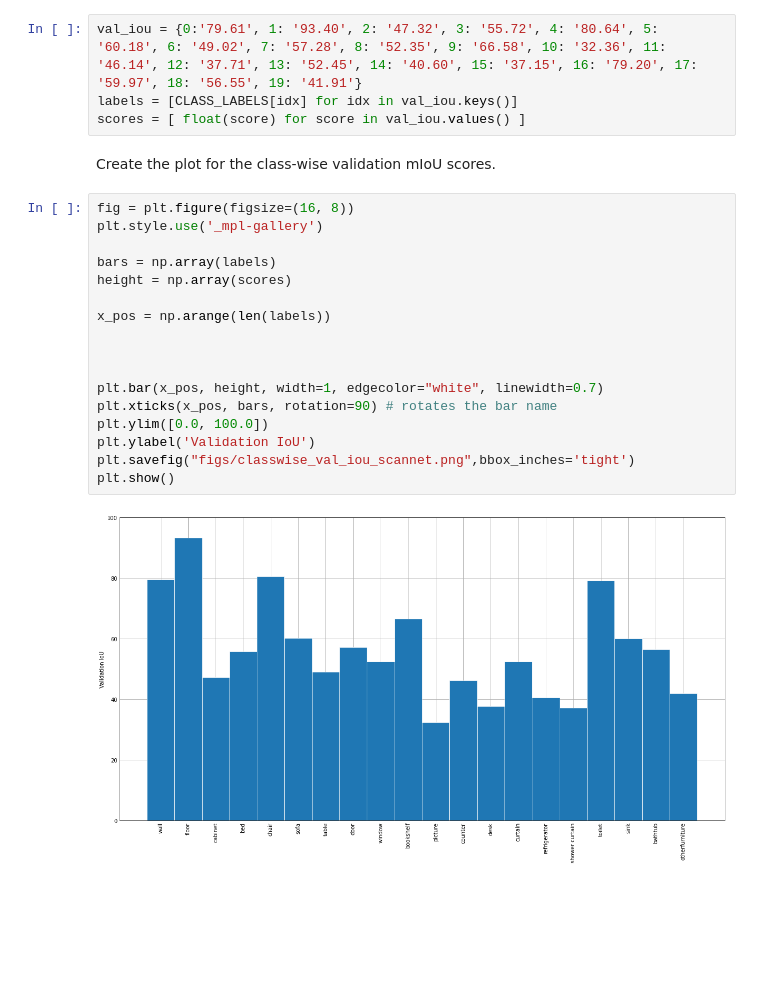
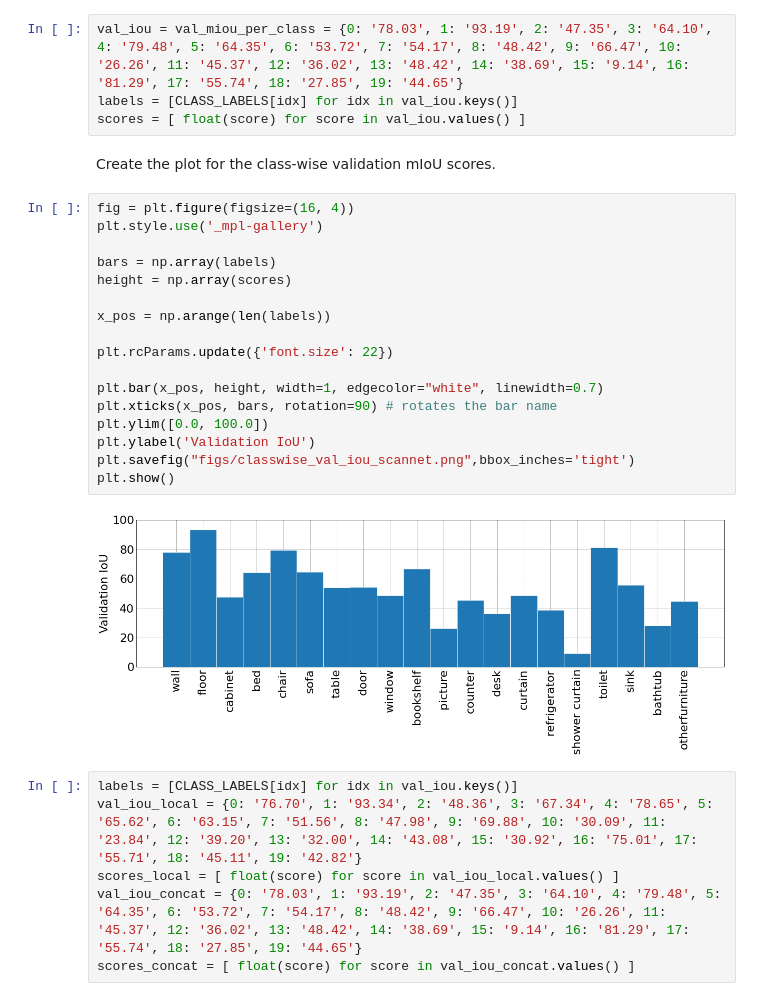
Before and after one commit to waibelj-tum/DeepViewAgg, a Jupyter notebook: notebooks/scannet_class_iou_vis.ipynb, the cells around one changed output. Drawn from its saved outputs; the diff is of its cells as text; blank space fills up the shorter version.

Commit message:
Adjust grid search script and visualization notebooks

```diff
--- a/notebooks/scannet_class_iou_vis.ipynb
+++ b/notebooks/scannet_class_iou_vis.ipynb
@@ -29,27 +29,33 @@ CLASS_LABELS = (
 # %% [markdown]
 Copy the data from the Weights and Biases Log.
 # %%
-val_iou = {0:'79.61', 1: '93.40', 2: '47.32', 3: '55.72', 4: '80.64', 5: '60.18', 6: '49.02', 7: '57.28', 8: '52.35', 9: '66.58', 10: '32.36', 11: '46.14', 12: '37.71', 13: '52.45', 14: '40.60', 15: '37.15', 16: '79.20', 17: '59.97', 18: '56.55', 19: '41.91'}
+val_iou = val_miou_per_class = {0: '78.03', 1: '93.19', 2: '47.35', 3: '64.10', 4: '79.48', 5: '64.35', 6: '53.72', 7: '54.17', 8: '48.42', 9: '66.47', 10: '26.26', 11: '45.37', 12: '36.02', 13: '48.42', 14: '38.69', 15: '9.14', 16: '81.29', 17: '55.74', 18: '27.85', 19: '44.65'}
 labels = [CLASS_LABELS[idx] for idx in val_iou.keys()]
 scores = [ float(score) for score in val_iou.values() ]
 # %% [markdown]
 Create the plot for the class-wise validation mIoU scores.
 # %%
-fig = plt.figure(figsize=(16, 8))
+fig = plt.figure(figsize=(16, 4))
 plt.style.use('_mpl-gallery')
 
 bars = np.array(labels)
 height = np.array(scores)
 
 x_pos = np.arange(len(labels))
 
-
+plt.rcParams.update({'font.size': 22})
 
 plt.bar(x_pos, height, width=1, edgecolor="white", linewidth=0.7)
 plt.xticks(x_pos, bars, rotation=90) # rotates the bar name
 plt.ylim([0.0, 100.0])
 plt.ylabel('Validation IoU')
 plt.savefig("figs/classwise_val_iou_scannet.png",bbox_inches='tight')
 plt.show()
 # %% [output]
-[figure, old version]
+[figure, new version]
+# %%
+labels = [CLASS_LABELS[idx] for idx in val_iou.keys()]
+val_iou_local = {0: '76.70', 1: '93.34', 2: '48.36', 3: '67.34', 4: '78.65', 5: '65.62', 6: '63.15', 7: '51.56', 8: '47.98', 9: '69.88', 10: '30.09', 11: '23.84', 12: '39.20', 13: '32.00', 14: '43.08', 15: '30.92', 16: '75.01', 17: '55.71', 18: '45.11', 19: '42.82'}
+scores_local = [ float(score) for score in val_iou_local.values() ]
+val_iou_concat = {0: '78.03', 1: '93.19', 2: '47.35', 3: '64.10', 4: '79.48', 5: '64.35', 6: '53.72', 7: '54.17', 8: '48.42', 9: '66.47', 10: '26.26', 11: '45.37', 12: '36.02', 13: '48.42', 14: '38.69', 15: '9.14', 16: '81.29', 17: '55.74', 18: '27.85', 19: '44.65'}
+scores_concat = [ float(score) for score in val_iou_concat.values() ]
```
Also changed, not shown: parts of 1 cell of this notebook, 1 other file.
